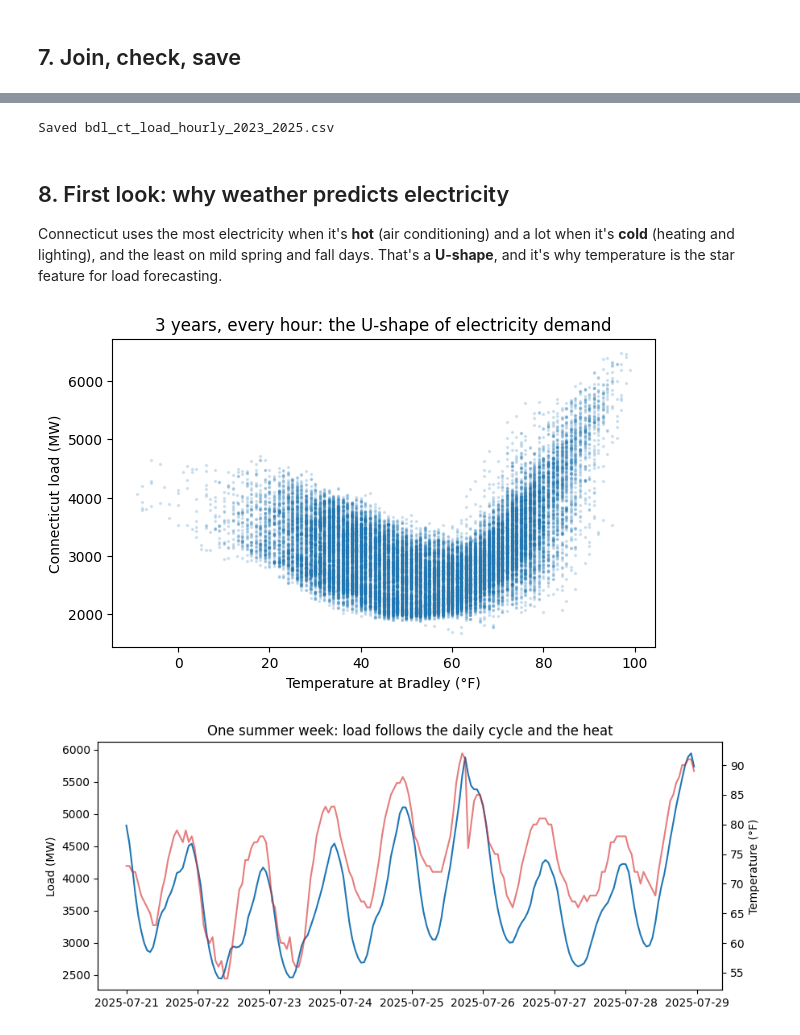
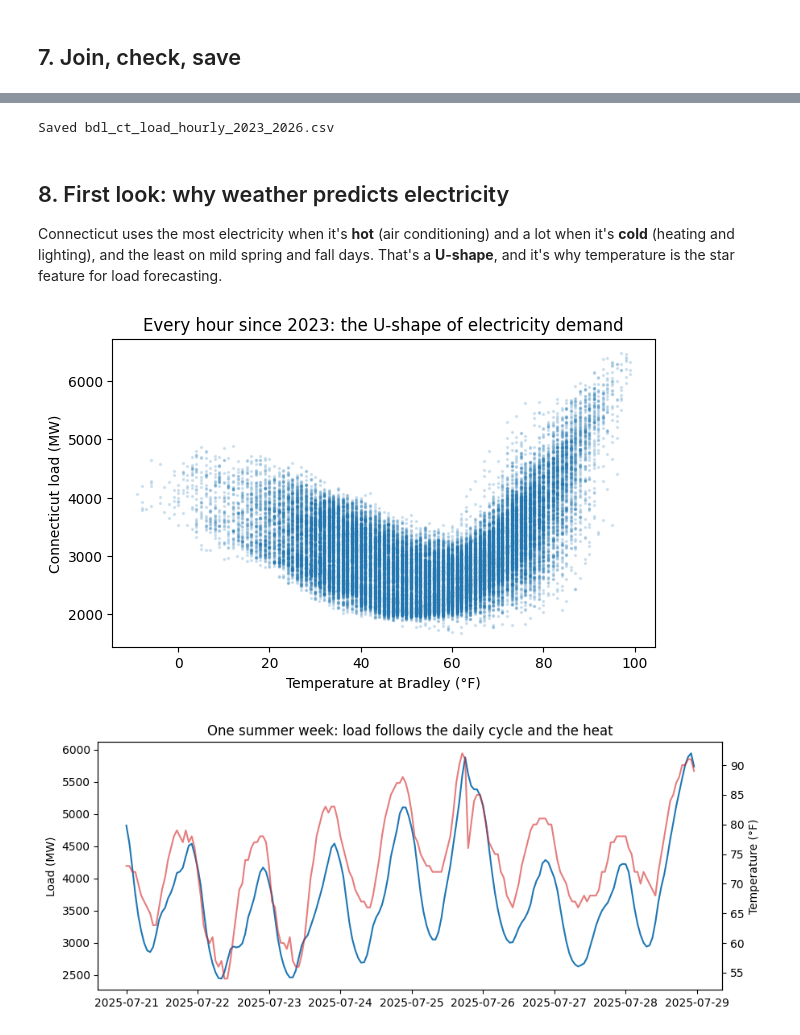
Before and after one commit to drdave-teaching/OPIM5512-notebooks, a Jupyter notebook: Module4/Lab5_Building_the_Training_Data.ipynb, the cells around one changed output, grey strips where cells are left out. Saved outputs shown, nothing was run; the diff lists cells and outputs as text; code cells hidden in the pictures.

```diff
--- a/Module4/Lab5_Building_the_Training_Data.ipynb
+++ b/Module4/Lab5_Building_the_Training_Data.ipynb
@@ -109,13 +111,13 @@ We build the full list of hours from midnight Jan 1, 2023 to 11 p.m. Dec 31, 202
 (with 3 days of padding on each side), then line the reports up against it. Any
 hour without a report becomes an empty row, which we flag as `weather_imputed = True`.
 # %%
-# Our 3 years are Connecticut calendar years (that's how ISO New England reports days),
+# Our days are Connecticut calendar days (that's how ISO New England reports them),
 # so midnight Jan 1, 2023 in Connecticut = 05:00 UTC. We store the hours in UTC.
 START = pd.Timestamp("2023-01-01 00:00", tz="America/New_York").tz_convert("UTC")
-END = pd.Timestamp("2025-12-31 23:00", tz="America/New_York").tz_convert("UTC")
+END = pd.Timestamp("2026-10-15 23:00", tz="America/New_York").tz_convert("UTC")      # the last full day of official load
 grid = pd.date_range(START, END, freq="h")
 print("First hour (UTC):", START, "| last hour (UTC):", END)
-print("Hours in the 3 Connecticut years:", len(grid))
+print("Hours from Jan 1, 2023 to Oct 15, 2026 (Connecticut time):", len(grid))
 
 padded = pd.date_range(START - pd.Timedelta(hours=72), END + pd.Timedelta(hours=72), freq="h")
 hourly = hourly.reindex(padded)
@@ -221,7 +223,7 @@ through ISO Express web services (you'll get your own free account for the hourl
 start time **with its UTC offset**: `-05:00` in winter (EST) and `-04:00` in summer (EDT). That offset is what makes the
 daylight-saving hours unambiguous.
 # %%
-load_raw = pd.read_csv(DATA + "raw/ct_hourly_load_2023_2025_raw.csv")
+load_raw = pd.read_csv(DATA + "raw/ct_hourly_load_2023_2026_raw.csv")
 print(len(load_raw), "rows")
 load_raw.head()
 # %% [output]
@@ -290,10 +293,10 @@ All checks passed: 26304 rows, one per hour, no gaps, no duplicates, nothing mis
 | 2023-01-01 08:00:00+00:00 | 48.0 | 48.0 | 100.0 | 48.0 | 0.0 | 0.0 | 0.0 | ... |
 | 2023-01-01 09:00:00+00:00 | 48.0 | 46.0 | 92.7 | 47.0 | 3.5 | 3.5 | 210.0 | ... |
 # %%
-df.to_csv("bdl_ct_load_hourly_2023_2025.csv")
-print("Saved bdl_ct_load_hourly_2023_2025.csv")
+df.to_csv("bdl_ct_load_hourly_2023_2026.csv")
+print("Saved bdl_ct_load_hourly_2023_2026.csv")
 # %% [output]
-Saved bdl_ct_load_hourly_2023_2025.csv
+Saved bdl_ct_load_hourly_2023_2026.csv
 # %% [markdown]
 ## 8. First look: why weather predicts electricity
 Connecticut uses the most electricity when it's **hot** (air conditioning) and a lot when it's **cold** (heating and
@@ -302,12 +305,12 @@ feature for load forecasting.
 # %%
 fig, ax = plt.subplots(figsize=(7, 4))
 ax.scatter(df["temp_f"], df["load_mw"], s=2, alpha=0.15)
 ax.set_xlabel("Temperature at Bradley (°F)")
 ax.set_ylabel("Connecticut load (MW)")
-ax.set_title("3 years, every hour: the U-shape of electricity demand")
+ax.set_title("Every hour since 2023: the U-shape of electricity demand")
 plt.show()
 # %% [output]
-[figure, old version]
+[figure, new version]
 # %%
 week = df.loc["2025-07-21":"2025-07-28"]
 fig, ax1 = plt.subplots(figsize=(10, 4))
```
Also changed, not shown: parts of 14 cells of this notebook, 5 other files.
